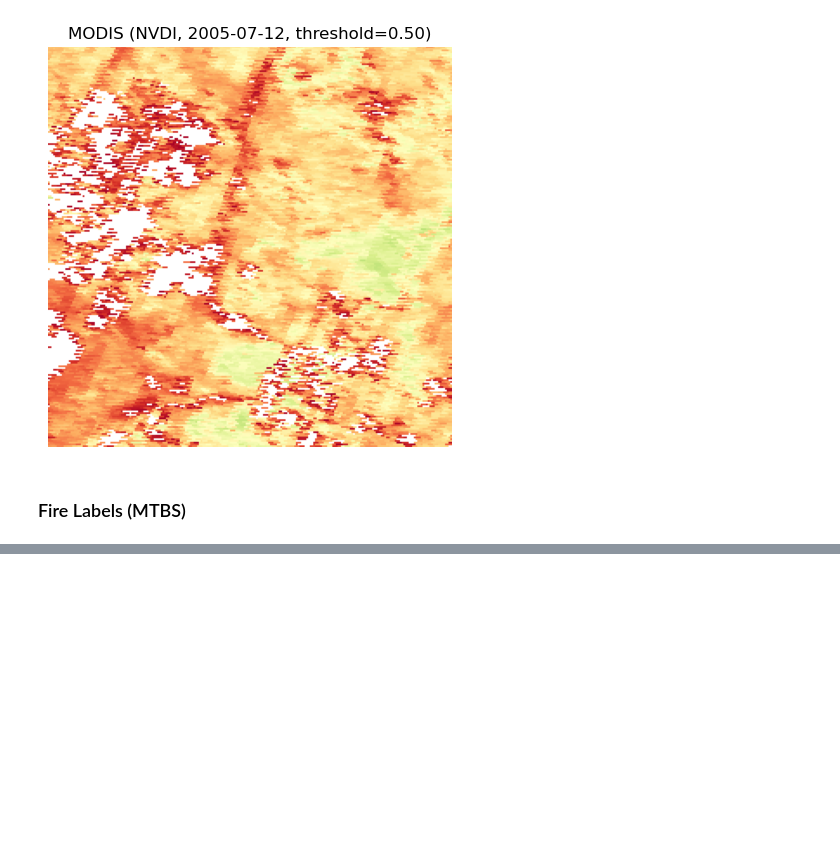
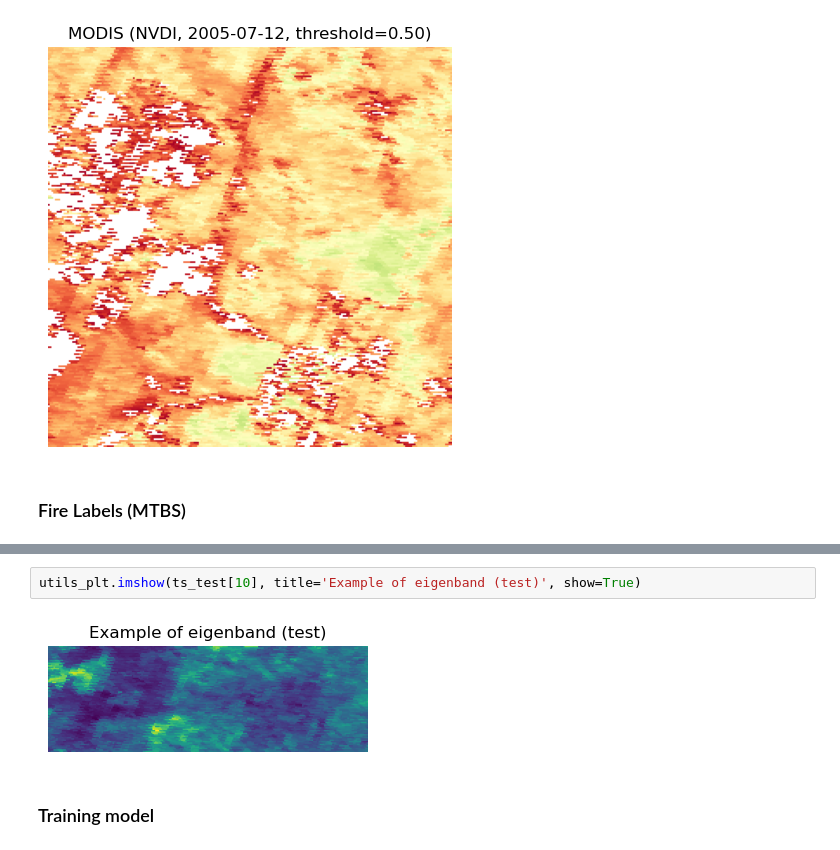
Before and after one commit to natural-hazards/wildfires, a Jupyter notebook: notebooks/pca_example.ipynb, the cells around one changed output, grey strips where cells are left out. Saved outputs shown, nothing was run; the diff lists cells and outputs as text; blank space fills up the shorter version.

```diff
--- a/notebooks/pca_example.ipynb
+++ b/notebooks/pca_example.ipynb
@@ -137,0 +191,6 @@ adapter_ts.showFireLabels(id_bands=range(0, 2), figsize=(3.5, 3.5))
+# %%
+utils_plt.imshow(ts_test[10], title='Example of eigenband (test)', show=True)
+# %% [output]
+[figure, added]
+# %% [markdown]
+### Training model
```
Also changed, not shown: parts of 52 cells of this notebook, 2 other files.
